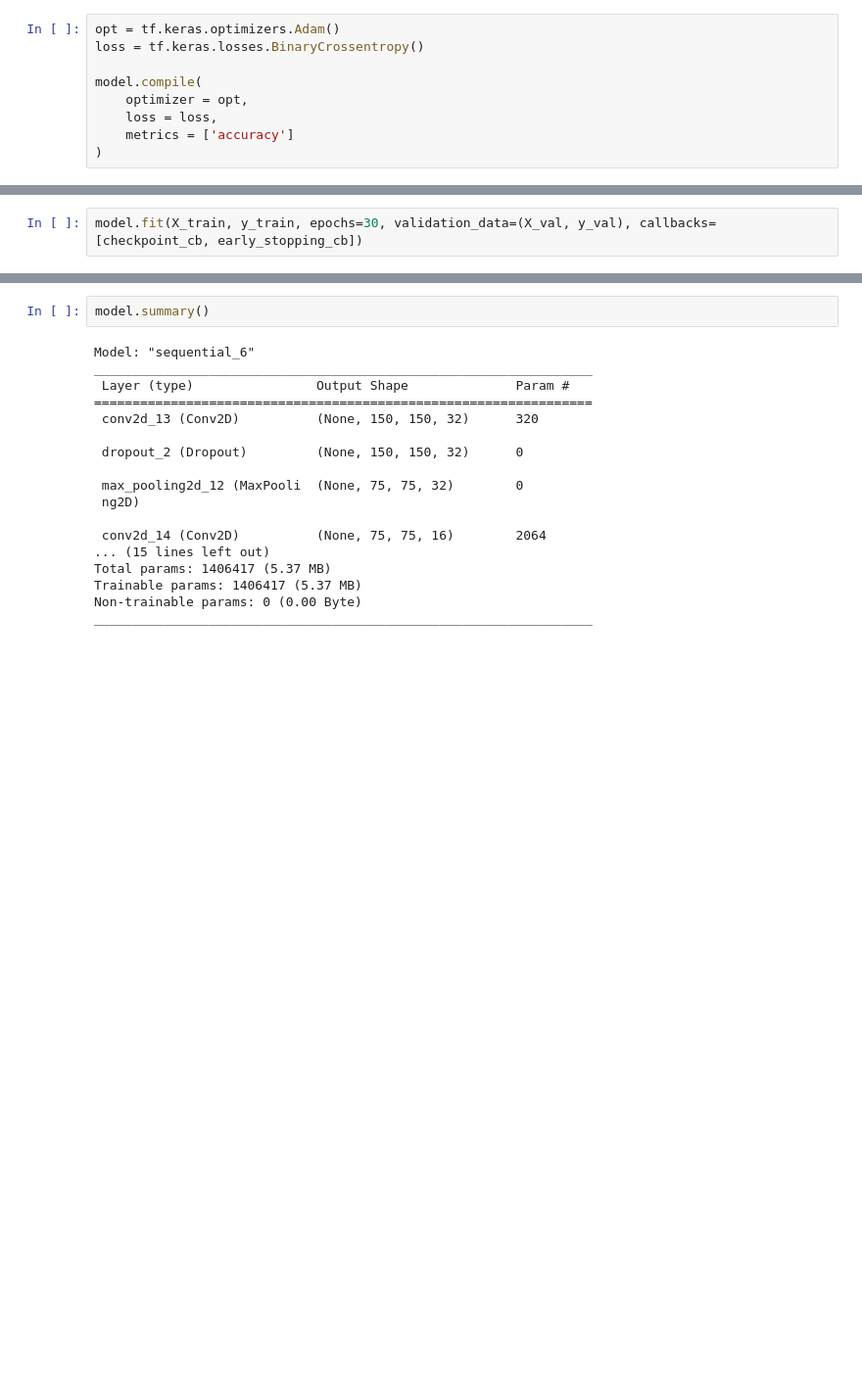
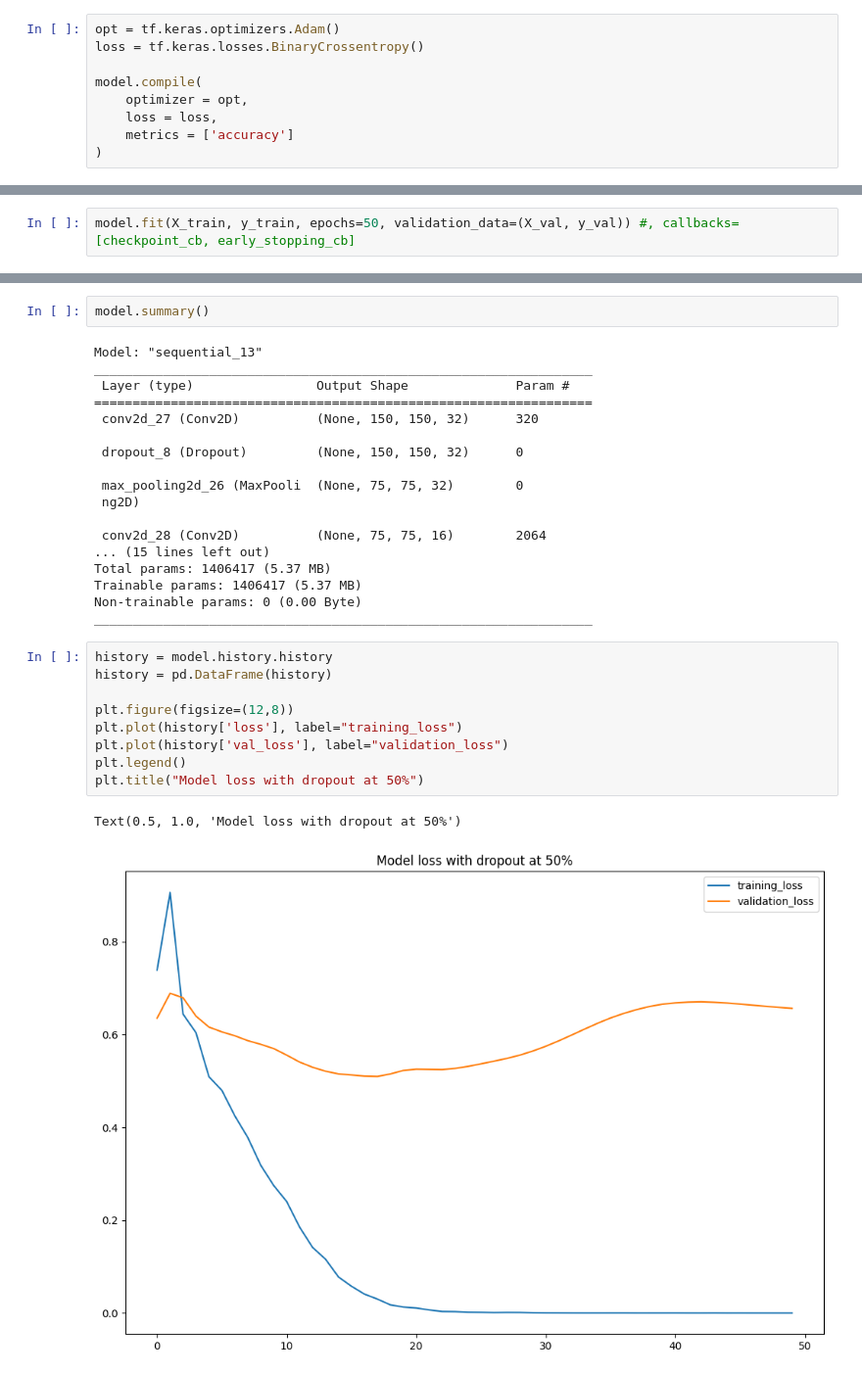
Before and after one commit to itsjustdannyb/brain-tumor--classifier, a Jupyter notebook: Brain_Tumor_Classifier.ipynb, the cells around one changed output, grey strips where cells are left out. Shown at 98% size. Drawn from its saved outputs; the diff is of its cells as text; blank space fills up the shorter version.

Commit message:
performance with dropout

```diff
--- a/Brain_Tumor_Classifier.ipynb
+++ b/Brain_Tumor_Classifier.ipynb
@@ -164,4 +166,4 @@ early_stopping_cb = EarlyStopping(
 )
 # %%
-model.fit(X_train, y_train, epochs=30, validation_data=(X_val, y_val), callbacks=[checkpoint_cb, early_stopping_cb])
+model.fit(X_train, y_train, epochs=50, validation_data=(X_val, y_val)) #, callbacks=[checkpoint_cb, early_stopping_cb]
 # %% [output]
@@ -188,20 +188,32 @@ Epoch 22: val_accuracy did not improve from 0.80693
 # %%
 model.summary()
 # %% [output]
-Model: "sequential_6"
+Model: "sequential_13"
 _________________________________________________________________
  Layer (type)                Output Shape              Param #
 =================================================================
- conv2d_13 (Conv2D)          (None, 150, 150, 32)      320
+ conv2d_27 (Conv2D)          (None, 150, 150, 32)      320
 
- dropout_2 (Dropout)         (None, 150, 150, 32)      0
+ dropout_8 (Dropout)         (None, 150, 150, 32)      0
 
- max_pooling2d_12 (MaxPooli  (None, 75, 75, 32)        0
+ max_pooling2d_26 (MaxPooli  (None, 75, 75, 32)        0
  ng2D)
 
- conv2d_14 (Conv2D)          (None, 75, 75, 16)        2064
+ conv2d_28 (Conv2D)          (None, 75, 75, 16)        2064
 ... (15 lines left out)
 Total params: 1406417 (5.37 MB)
 Trainable params: 1406417 (5.37 MB)
 Non-trainable params: 0 (0.00 Byte)
 _________________________________________________________________
+# %%
+history = model.history.history
+history = pd.DataFrame(history)
+
+plt.figure(figsize=(12,8))
+plt.plot(history['loss'], label="training_loss")
+plt.plot(history['val_loss'], label="validation_loss")
+plt.legend()
+plt.title("Model loss with dropout at 50%")
+# %% [output]
+Text(0.5, 1.0, 'Model loss with dropout at 50%')
+[figure, added]
```
Also changed, not shown: parts of 6 cells of this notebook.
